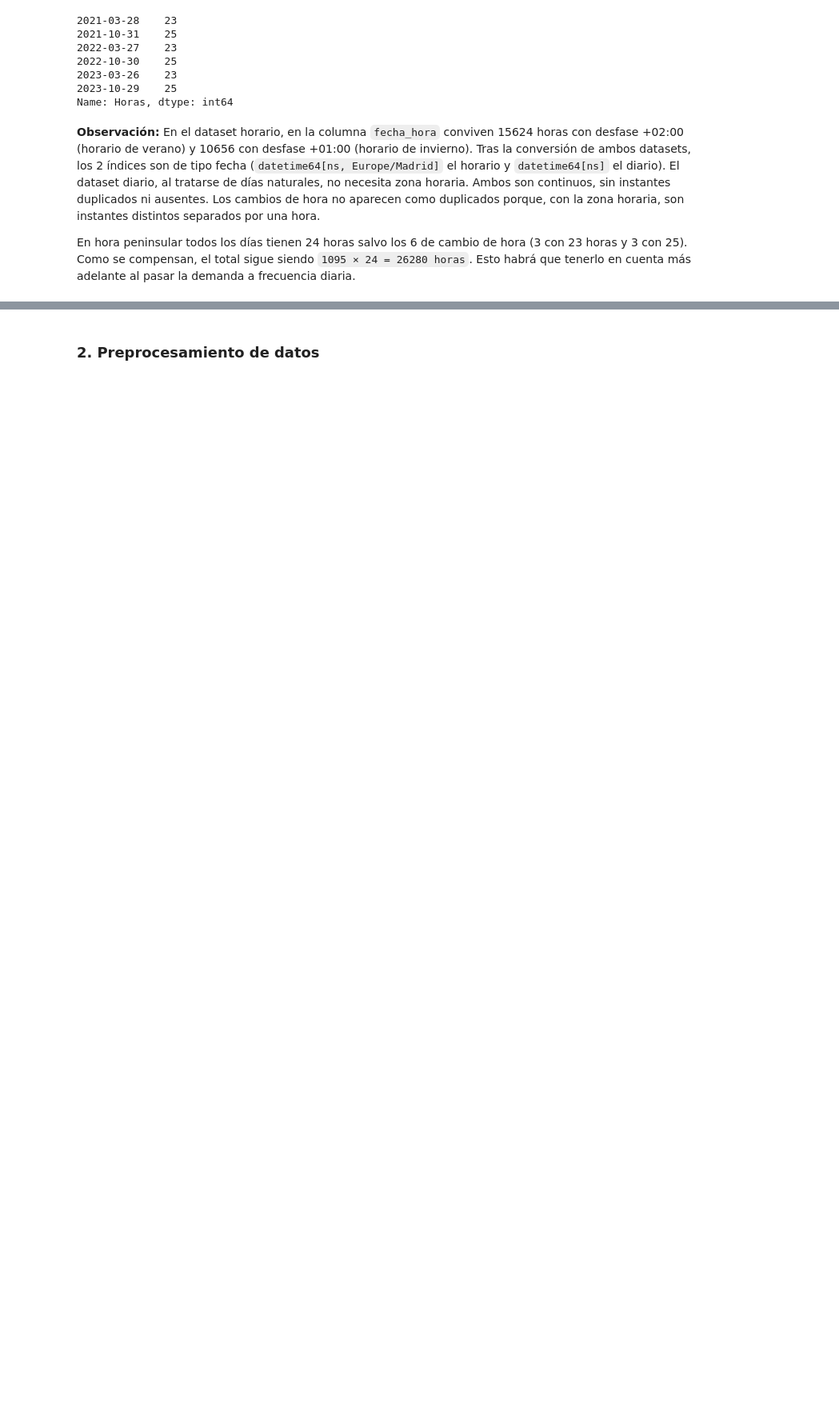
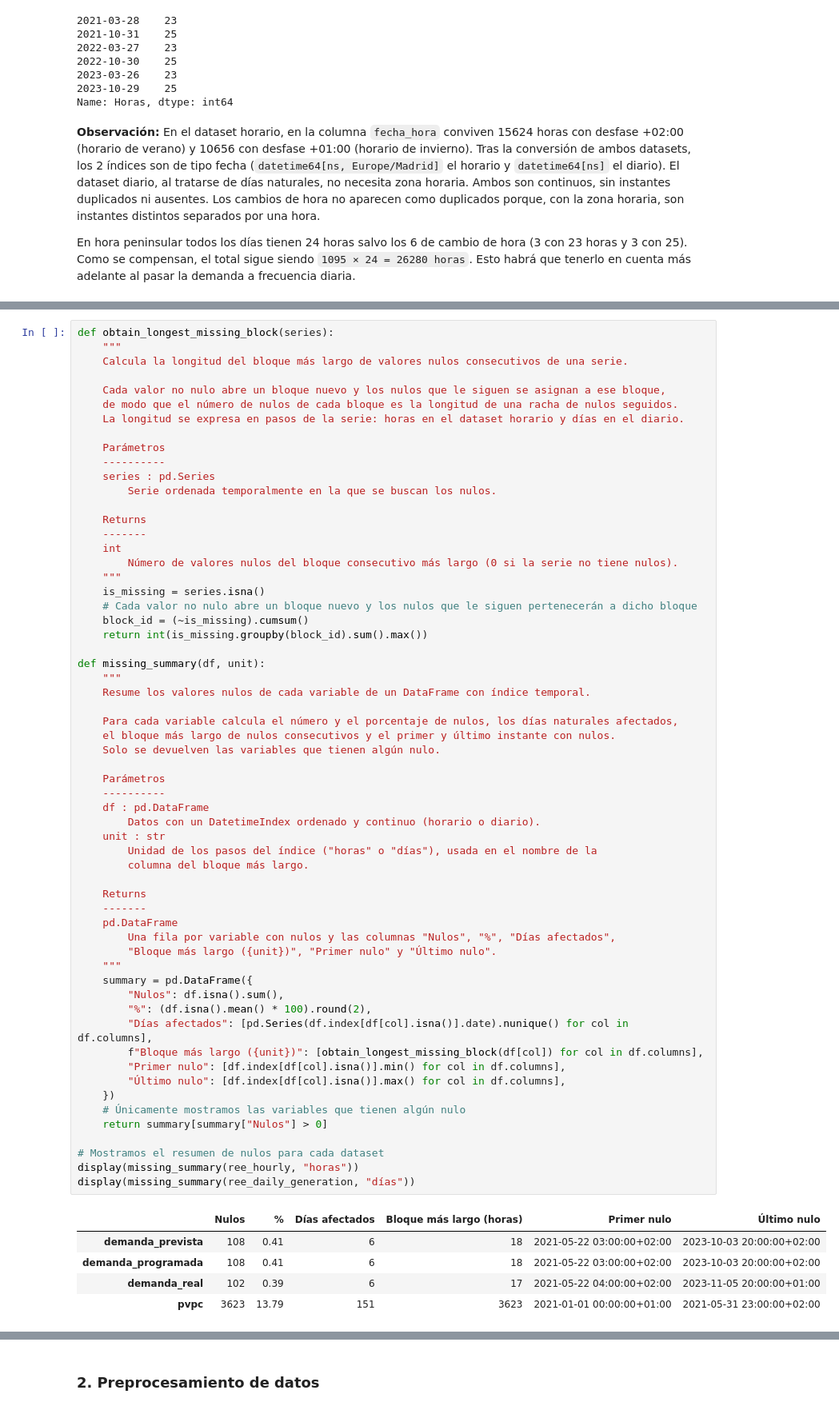
Before and after one commit to alberct96/ML-Entregables, a Jupyter notebook: Entregable2/ML-Entregable2.ipynb, the cells around one changed output, grey strips where cells are left out. Shown at 80% size. Drawn from its saved outputs; the diff is of its cells as text; blank space fills up the shorter version.

```diff
--- a/Entregable2/ML-Entregable2.ipynb
+++ b/Entregable2/ML-Entregable2.ipynb
@@ -181,0 +186,66 @@ En hora peninsular todos los días tienen 24 horas salvo los 6 de cambio de hora
+# %%
+def obtain_longest_missing_block(series):
+    """
+    Calcula la longitud del bloque más largo de valores nulos consecutivos de una serie.
+
+    Cada valor no nulo abre un bloque nuevo y los nulos que le siguen se asignan a ese bloque,
+    de modo que el número de nulos de cada bloque es la longitud de una racha de nulos seguidos.
+    La longitud se expresa en pasos de la serie: horas en el dataset horario y días en el diario.
+
+    Parámetros
+    ----------
+    series : pd.Series
+        Serie ordenada temporalmente en la que se buscan los nulos.
+
+    Returns
+    -------
+    int
+        Número de valores nulos del bloque consecutivo más largo (0 si la serie no tiene nulos).
+    """
+    is_missing = series.isna()
+    # Cada valor no nulo abre un bloque nuevo y los nulos que le siguen pertenecerán a dicho bloque
+    block_id = (~is_missing).cumsum()
+    return int(is_missing.groupby(block_id).sum().max())
+
+def missing_summary(df, unit):
+    """
+    Resume los valores nulos de cada variable de un DataFrame con índice temporal.
+
+    Para cada variable calcula el número y el porcentaje de nulos, los días naturales afectados,
+    el bloque más largo de nulos consecutivos y el primer y último instante con nulos.
+    Solo se devuelven las variables que tienen algún nulo.
+
+    Parámetros
+    ----------
+    df : pd.DataFrame
+        Datos con un DatetimeIndex ordenado y continuo (horario o diario).
+    unit : str
+        Unidad de los pasos del índice ("horas" o "días"), usada en el nombre de la
+        columna del bloque más largo.
+
+    Returns
+    -------
+    pd.DataFrame
+        Una fila por variable con nulos y las columnas "Nulos", "%", "Días afectados",
+        "Bloque más largo ({unit})", "Primer nulo" y "Último nulo".
+    """
+    summary = pd.DataFrame({
+        "Nulos": df.isna().sum(),
+        "%": (df.isna().mean() * 100).round(2),
+        "Días afectados": [pd.Series(df.index[df[col].isna()].date).nunique() for col in df.columns],
+        f"Bloque más largo ({unit})": [obtain_longest_missing_block(df[col]) for col in df.columns],
+        "Primer nulo": [df.index[df[col].isna()].min() for col in df.columns],
+        "Último nulo": [df.index[df[col].isna()].max() for col in df.columns],
+    })
+    # Únicamente mostramos las variables que tienen algún nulo
+    return summary[summary["Nulos"] > 0]
+
+# Mostramos el resumen de nulos para cada dataset
+display(missing_summary(ree_hourly, "horas"))
+display(missing_summary(ree_daily_generation, "días"))
+# %% [output]
+|  | Nulos | % | Días afectados | Bloque más largo (horas) | Primer nulo | Último nulo |
+| demanda_prevista | 108 | 0.41 | 6 | 18 | 2021-05-22 03:00:00+02:00 | 2023-10-03 20:00:00+02:00 |
+| demanda_programada | 108 | 0.41 | 6 | 18 | 2021-05-22 03:00:00+02:00 | 2023-10-03 20:00:00+02:00 |
+| demanda_real | 102 | 0.39 | 6 | 17 | 2021-05-22 04:00:00+02:00 | 2023-11-05 20:00:00+01:00 |
+| pvpc | 3623 | 13.79 | 151 | 3623 | 2021-01-01 00:00:00+01:00 | 2021-05-31 23:00:00+02:00 |
```
Also changed, not shown: parts of 5 cells of this notebook.
